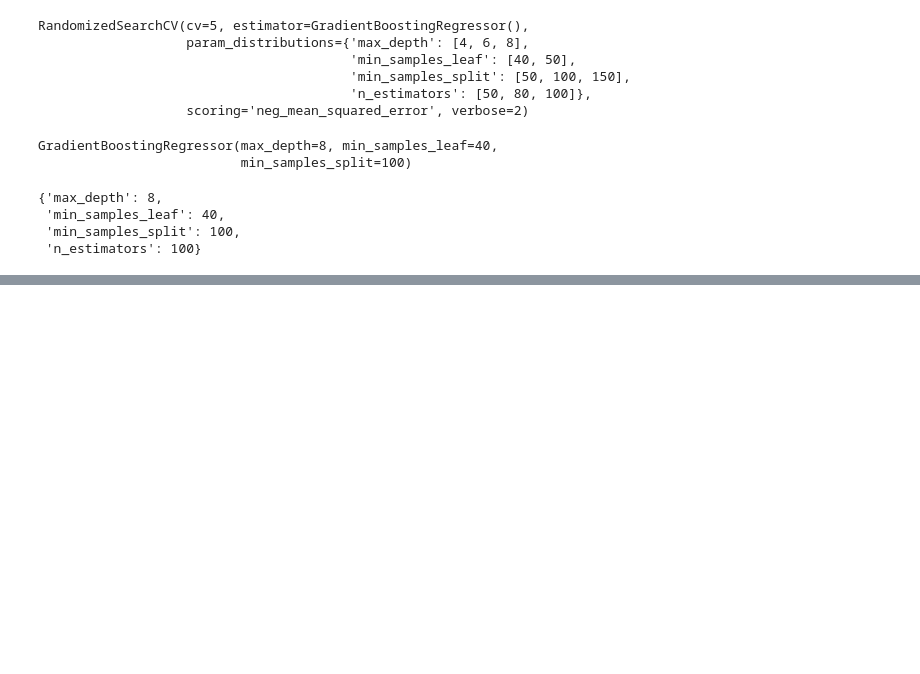
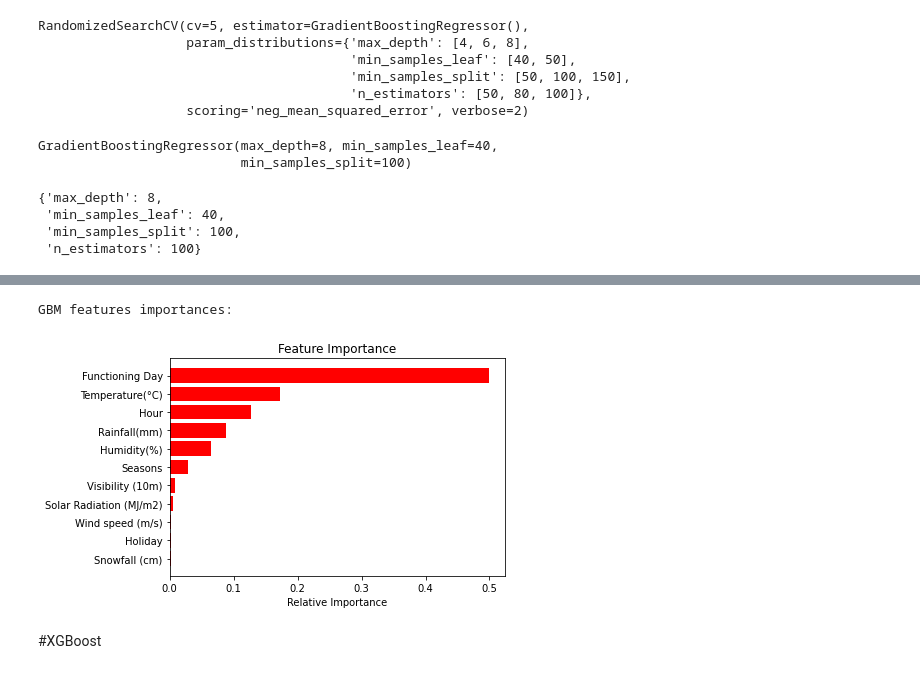
Before and after one commit to harsh15998/seoul-bike-data-, a Jupyter notebook: seoul_bike_.ipynb, the cells around one changed output, grey strips where cells are left out. Cells and saved outputs as stored; diff of their text form; code cells hidden in the pictures; blank space fills up the shorter version.

```diff
--- a/seoul_bike_.ipynb
+++ b/seoul_bike_.ipynb
@@ -895,0 +912,9 @@ y_pred_test_gbm  = gbm_model.predict(X_test)
+# %%
+
+print("GBM features importances:" )
+feature_importance(gbm_optimal_model)
+# %% [output]
+GBM features importances:
+[figure, added]
+# %% [markdown]
+#XGBoost
```
Also changed, not shown: parts of 19 cells of this notebook.
